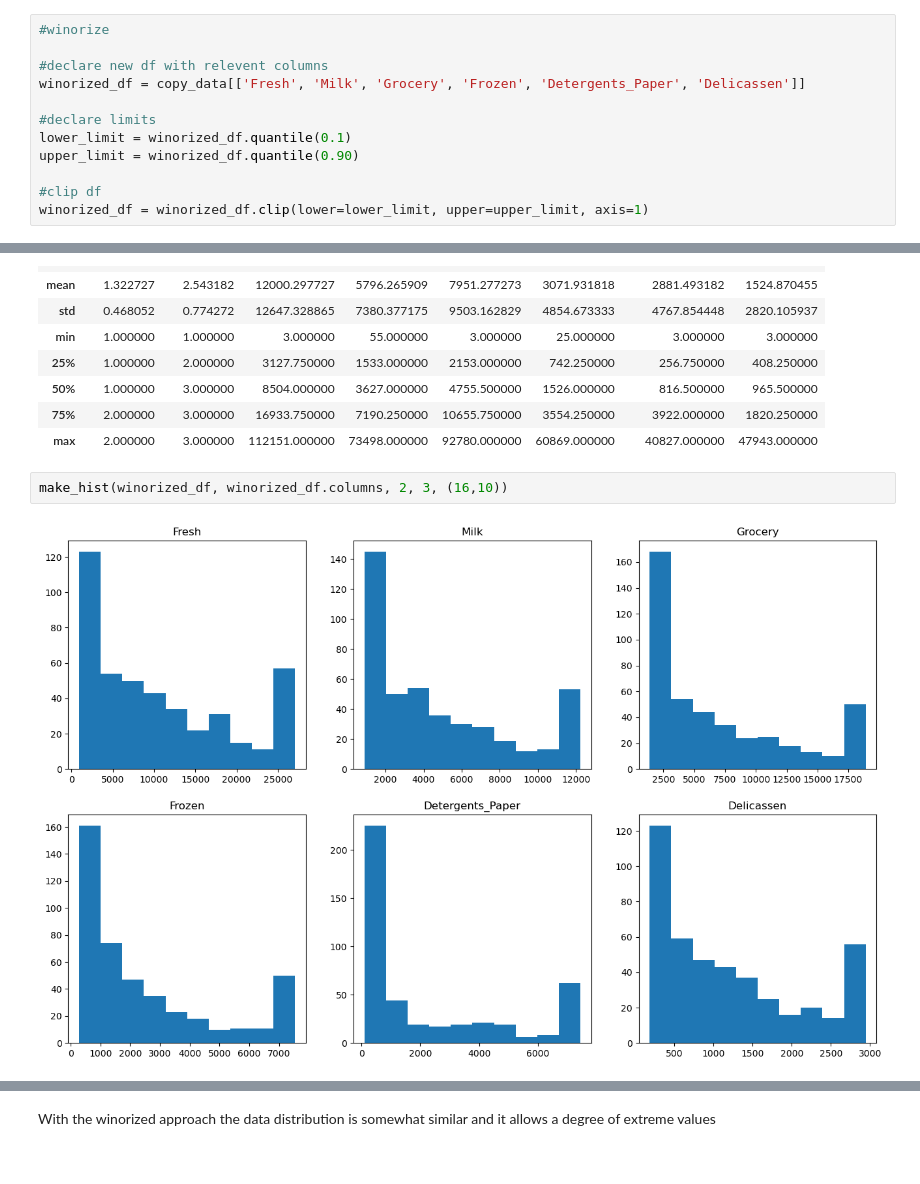
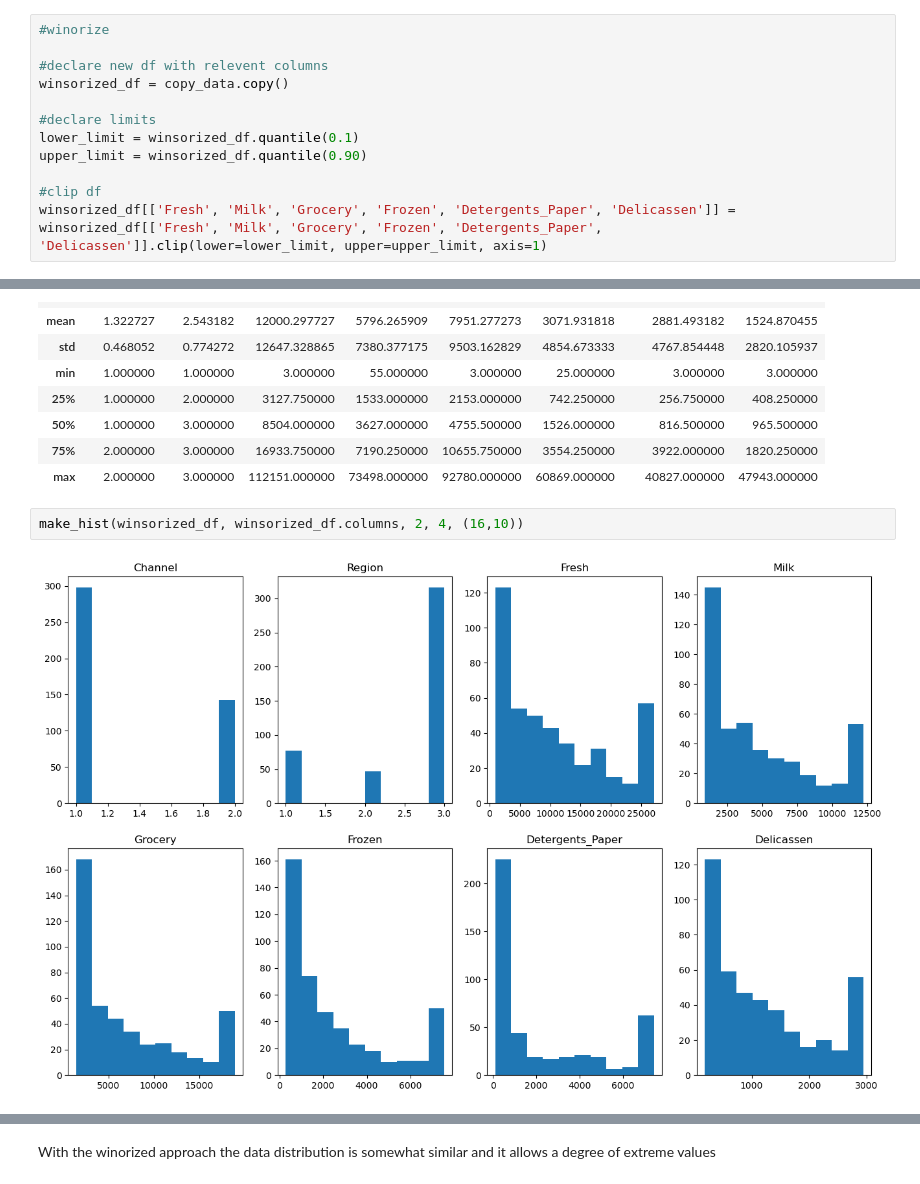
Before and after one commit to SBangarh/ml-project-unsupervised-learning, a Jupyter notebook: Unsupervised Learning - Project.ipynb, the cells around one changed output, grey strips where cells are left out. Drawn from its saved outputs; the diff is of its cells as text.

```diff
--- a/Unsupervised Learning - Project.ipynb
+++ b/Unsupervised Learning - Project.ipynb
@@ -572,12 +572,12 @@ Outliers moved to the lower end compared to the orginal. Data does look a bit be
 #winorize
 
 #declare new df with relevent columns
-winorized_df = copy_data[['Fresh', 'Milk', 'Grocery', 'Frozen', 'Detergents_Paper', 'Delicassen']]
+winsorized_df = copy_data.copy()
 
 #declare limits
-lower_limit = winorized_df.quantile(0.1)
-upper_limit = winorized_df.quantile(0.90)
+lower_limit = winsorized_df.quantile(0.1)
+upper_limit = winsorized_df.quantile(0.90)
 
 #clip df
-winorized_df = winorized_df.clip(lower=lower_limit, upper=upper_limit, axis=1)
+winsorized_df[['Fresh', 'Milk', 'Grocery', 'Frozen', 'Detergents_Paper', 'Delicassen']] = winsorized_df[['Fresh', 'Milk', 'Grocery', 'Frozen', 'Detergents_Paper', 'Delicassen']].clip(lower=lower_limit, upper=upper_limit, axis=1)
 # %%
@@ -614,7 +614,7 @@ df_num_describe(copy_data)
 | 75% | 2.000000 | 3.000000 | 16933.750000 | 7190.250000 | 10655.750000 | 3554.250000 | 3922.000000 | 1820.250000 |
 | max | 2.000000 | 3.000000 | 112151.000000 | 73498.000000 | 92780.000000 | 60869.000000 | 40827.000000 | 47943.000000 |
 # %%
-make_hist(winorized_df, winorized_df.columns, 2, 3, (16,10))
+make_hist(winsorized_df, winsorized_df.columns, 2, 4, (16,10))
 # %% [output]
-[figure, old version]
+[figure, new version]
 # %%
```
Also changed, not shown: parts of 16 cells of this notebook, 1 other file.
